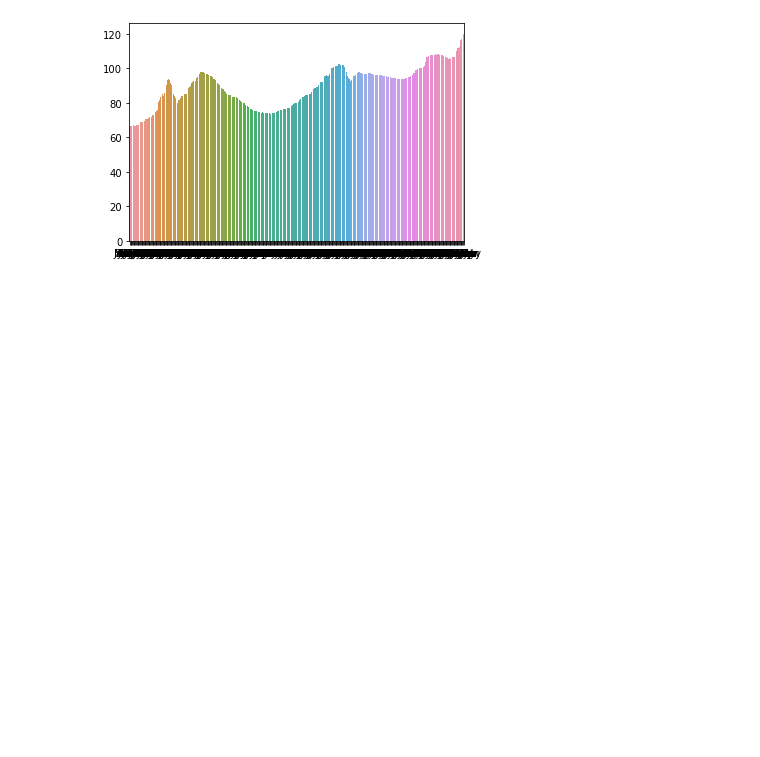
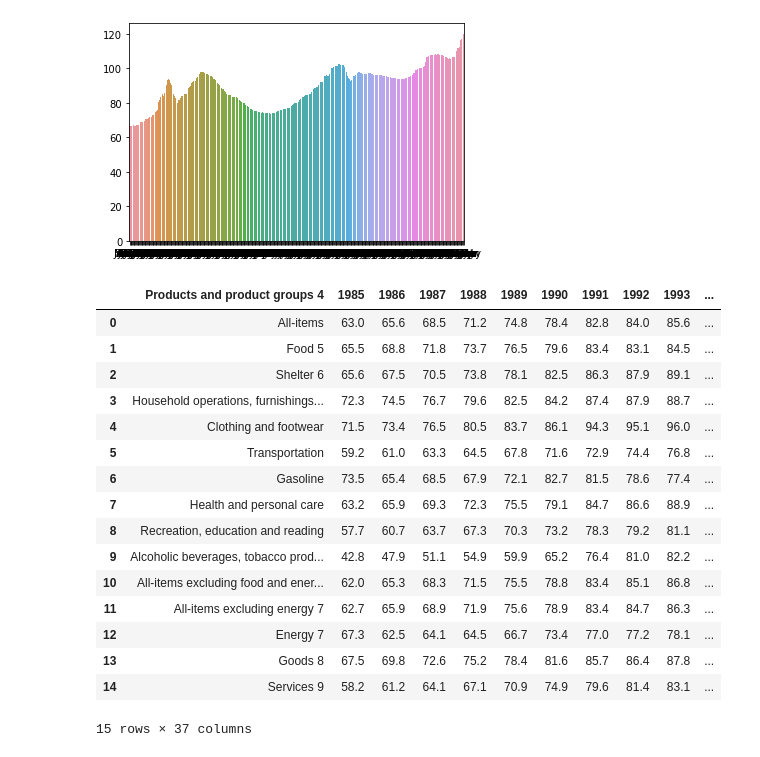
Before and after one commit to data301-2021-summer2/group-11-project, a Jupyter notebook: data/DataProcessingFunctions.ipynb, the cells around one changed output. Saved outputs shown, nothing was run; the diff lists cells and outputs as text; code cells hidden in the pictures; blank space fills up the shorter version.

```diff
--- a/data/DataProcessingFunctions.ipynb
+++ b/data/DataProcessingFunctions.ipynb
@@ -81,3 +94,23 @@ sns.barplot(data = StatCanBCHPI)
 [figure]
 # %%
 MasterDataDF = []
+# %%
+ourData[0]
+# %% [output]
+|  | Products and product groups 4 | 1985 | 1986 | 1987 | 1988 | 1989 | 1990 | 1991 | 1992 | 1993 | ... |
+| 0 | All-items | 63.0 | 65.6 | 68.5 | 71.2 | 74.8 | 78.4 | 82.8 | 84.0 | 85.6 | ... |
+| 1 | Food 5 | 65.5 | 68.8 | 71.8 | 73.7 | 76.5 | 79.6 | 83.4 | 83.1 | 84.5 | ... |
+| 2 | Shelter 6 | 65.6 | 67.5 | 70.5 | 73.8 | 78.1 | 82.5 | 86.3 | 87.9 | 89.1 | ... |
+| 3 | Household operations, furnishings... | 72.3 | 74.5 | 76.7 | 79.6 | 82.5 | 84.2 | 87.4 | 87.9 | 88.7 | ... |
+| 4 | Clothing and footwear | 71.5 | 73.4 | 76.5 | 80.5 | 83.7 | 86.1 | 94.3 | 95.1 | 96.0 | ... |
+| 5 | Transportation | 59.2 | 61.0 | 63.3 | 64.5 | 67.8 | 71.6 | 72.9 | 74.4 | 76.8 | ... |
+| 6 | Gasoline | 73.5 | 65.4 | 68.5 | 67.9 | 72.1 | 82.7 | 81.5 | 78.6 | 77.4 | ... |
+| 7 | Health and personal care | 63.2 | 65.9 | 69.3 | 72.3 | 75.5 | 79.1 | 84.7 | 86.6 | 88.9 | ... |
+| 8 | Recreation, education and reading | 57.7 | 60.7 | 63.7 | 67.3 | 70.3 | 73.2 | 78.3 | 79.2 | 81.1 | ... |
+| 9 | Alcoholic beverages, tobacco prod... | 42.8 | 47.9 | 51.1 | 54.9 | 59.9 | 65.2 | 76.4 | 81.0 | 82.2 | ... |
+| 10 | All-items excluding food and ener... | 62.0 | 65.3 | 68.3 | 71.5 | 75.5 | 78.8 | 83.4 | 85.1 | 86.8 | ... |
+| 11 | All-items excluding energy 7 | 62.7 | 65.9 | 68.9 | 71.9 | 75.6 | 78.9 | 83.4 | 84.7 | 86.3 | ... |
+| 12 | Energy 7 | 67.3 | 62.5 | 64.1 | 64.5 | 66.7 | 73.4 | 77.0 | 77.2 | 78.1 | ... |
+| 13 | Goods 8 | 67.5 | 69.8 | 72.6 | 75.2 | 78.4 | 81.6 | 85.7 | 86.4 | 87.8 | ... |
+| 14 | Services 9 | 58.2 | 61.2 | 64.1 | 67.1 | 70.9 | 74.9 | 79.6 | 81.4 | 83.1 | ... |
+15 rows × 37 columns
```
Also changed, not shown: parts of 3 cells of this notebook.
